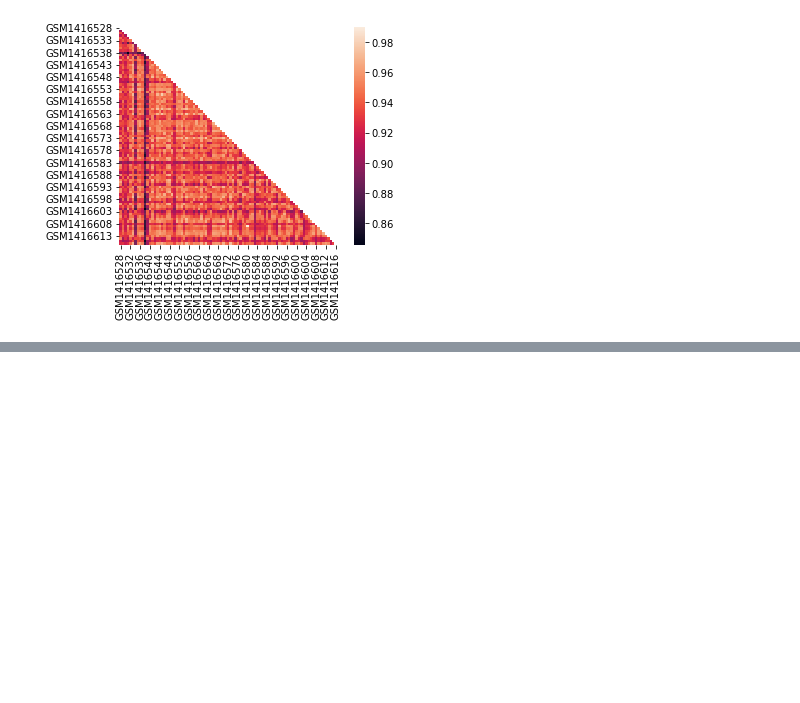
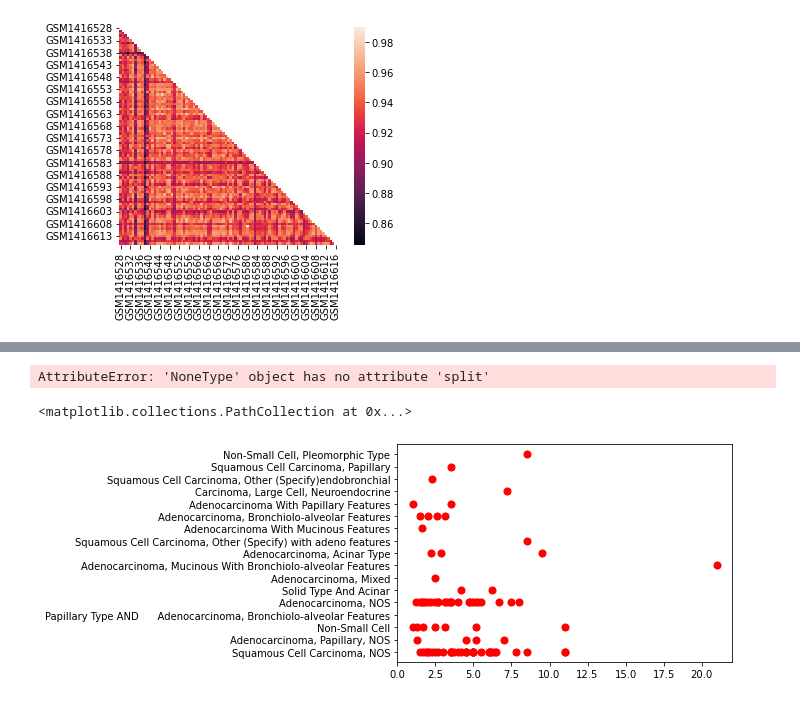
Before and after one commit to DaLuSt/DSLS-DS3-Machine-learning, a Jupyter notebook: Unsupervised-learning/Unsupervised_Assingment_DaanSteur_379943_DSLS.ipynb, the cells around one changed output, grey strips where cells are left out. Saved outputs shown, nothing was run; the diff lists cells and outputs as text; code cells hidden in the pictures; blank space fills up the shorter version.

```diff
--- a/Unsupervised-learning/Unsupervised_Assingment_DaanSteur_379943_DSLS.ipynb
+++ b/Unsupervised-learning/Unsupervised_Assingment_DaanSteur_379943_DSLS.ipynb
@@ -108,0 +83,14 @@ Fine tunning
+# %%
+# merge lung data and meta data
+data_transposed = data.T
+data_transposed.reset_index(inplace=True)
+
+# merge on index
+merge = pd.concat([data_transposed, meta], axis=1)
+
+# set first column as index
+merge.set_index(merge.columns[0], inplace=True)
+merge.info()
+
+# count characteristics.tag.histology
+merge['characteristics.tag.histology'].value_counts()
@@ -108,0 +162,30 @@ Fine tunning
+# %%
+# elbow plot to determine number of clusters
+df = pd.DataFrame(data_cluster)
+
+
+distortions = []
+K = range(1,15)
+for k in K:
+    kmeanModel = cluster.KMeans(n_clusters=k)
+    kmeanModel.fit(df)
+    distortions.append(df.inertia_)
+
+
+plt.figure(figsize=(16,8))
+plt.plot(K, distortions, 'bx-')
+plt.xlabel('k')
+plt.ylabel('Distortion')
+plt.title('The Elbow Method showing the optimal k')
+plt.show()
+# %% [output]
+AttributeError: 'NoneType' object has no attribute 'split'
+# %%
+merge
+
+# plot the characteristics.tag.tumor.size.maximumdiameter
+
+plt.scatter(merge['characteristics.tag.tumor.size.maximumdiameter'], merge['characteristics.tag.histology'], s=50, c='red', marker='o')
+# %% [output]
+<matplotlib.collections.PathCollection at 0x...>
+[figure, added]
```
Also changed, not shown: parts of 13 cells of this notebook.
